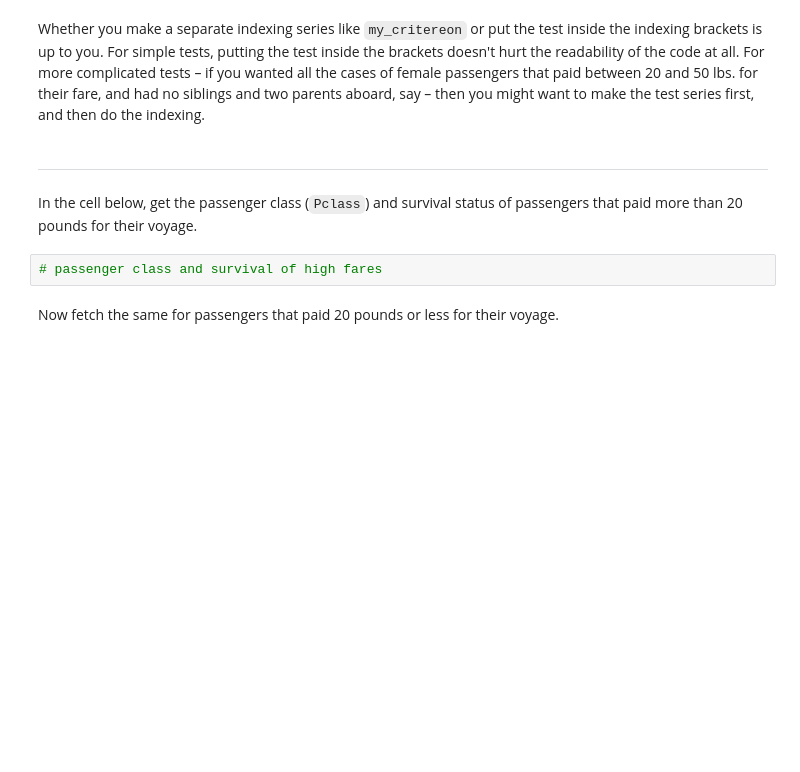
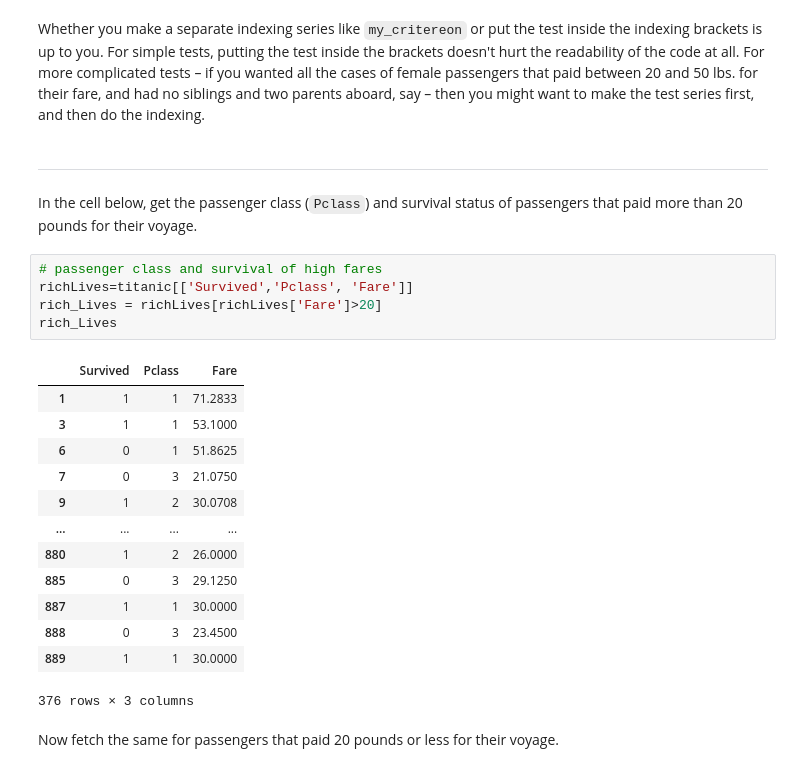
Before and after one commit to scingram1120/FDS-CourseTwo, a Jupyter notebook: T11.ipynb, the cells around one changed output. Saved outputs shown, nothing was run; the diff lists cells and outputs as text; blank space fills up the shorter version.

```diff
--- a/T11.ipynb
+++ b/T11.ipynb
@@ -222,6 +387,23 @@ Whether you make a separate indexing series like `my_critereon` or put the test
 In the cell below, get the passenger class (`Pclass`) and survival status of passengers that paid more than 20 pounds for their voyage.
 # %%
 # passenger class and survival of high fares
+richLives=titanic[['Survived','Pclass', 'Fare']]
+rich_Lives = richLives[richLives['Fare']>20]
+rich_Lives
+# %% [output]
+|  | Survived | Pclass | Fare |
+| 1 | 1 | 1 | 71.2833 |
+| 3 | 1 | 1 | 53.1000 |
+| 6 | 0 | 1 | 51.8625 |
+| 7 | 0 | 3 | 21.0750 |
+| 9 | 1 | 2 | 30.0708 |
+| ... | ... | ... | ... |
+| 880 | 1 | 2 | 26.0000 |
+| 885 | 0 | 3 | 29.1250 |
+| 887 | 1 | 1 | 30.0000 |
+| 888 | 0 | 3 | 23.4500 |
+| 889 | 1 | 1 | 30.0000 |
+376 rows × 3 columns
 # %% [markdown]
 Now fetch the same for passengers that paid 20 pounds or less for their voyage.
 # %%
```
Also changed, not shown: parts of 29 cells of this notebook, 3 other files.
